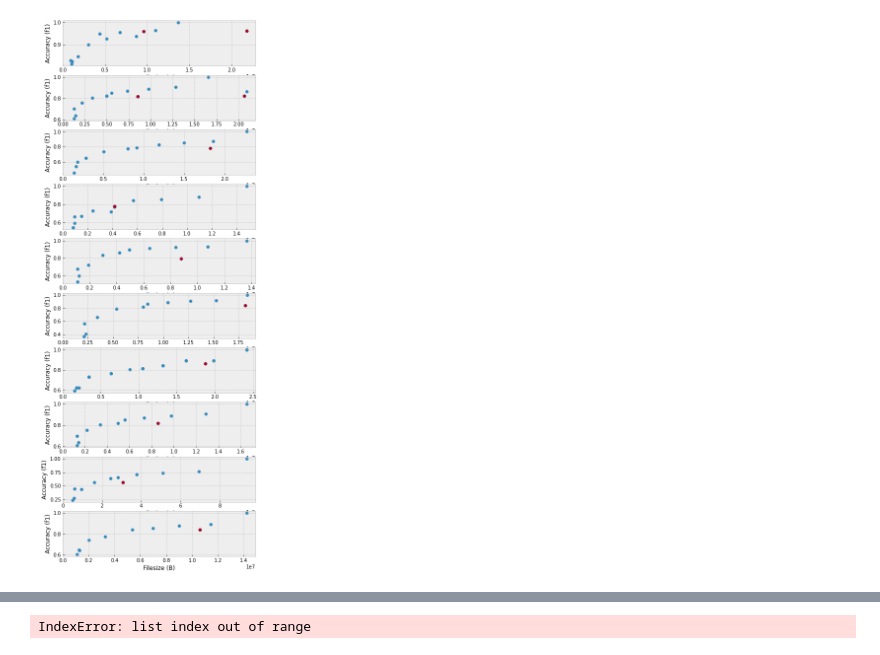
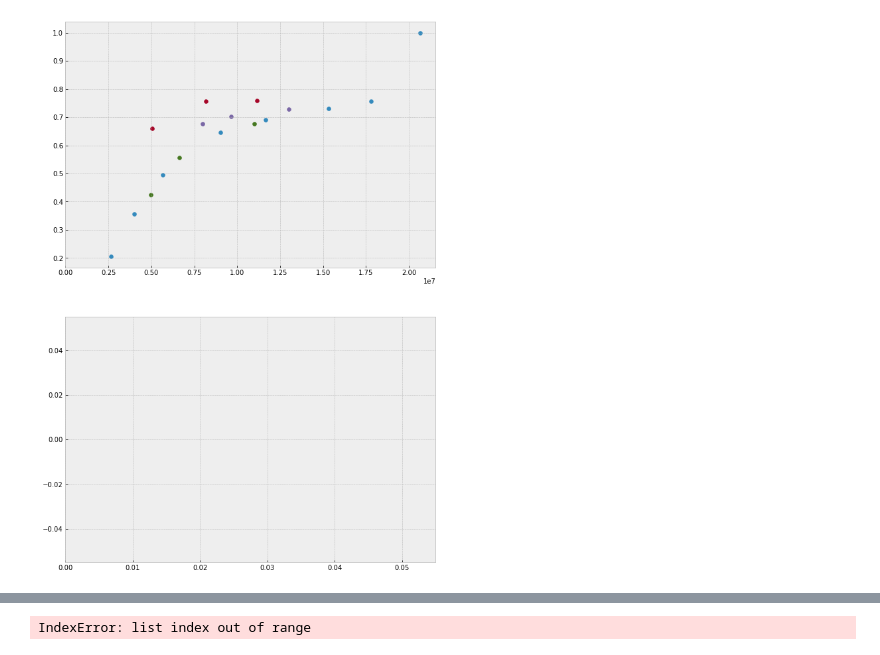
Before and after one commit to KuntaiDu/AccMPEG, a Jupyter notebook: visualize.ipynb, the cells around one changed output, grey strips where cells are left out. Saved outputs shown, nothing was run; the diff lists cells and outputs as text; code cells hidden in the pictures.

```diff
--- a/visualize.ipynb
+++ b/visualize.ipynb
@@ -160,64 +181,61 @@ for i, video_name in enumerate(video_names):
 # %%
 
 import matplotlib.pyplot as plt
 import yaml
-with open('stats_detection', 'r') as f:
+with open('stats_fcn50_measurement_new', 'r') as f:
     data_full = yaml.load(f.read())
 
 #plt.figure(figsize=(7, 5))
 plt.style.use('bmh')
 
-# video_names = ['dashcam_%d_' % (i) for i in [2,5,6,8]] #+ ['visdrone/videos/vis_171']
+# video_names = ['dashcam_%d' % (i) for i in range(1, 11)] #+ ['visdrone/videos/vis_171']
 
-video_names = ['dashcam/dashcam_%d' % i for i in range(1,11)]
+video_names = [ 'visdrone/videos/vis_173', '233']
+# video_names = ['vis_%d' % i for i `in range(169, 174)]
+
+# video_names = ['visdrone/videos/vis_171']
 # video_names = [
 #         "visdrone/videos/vis_171",
 #         "visdrone/videos/vis_170",
 #         "visdrone/videos/vis_173",
 #         "visdrone/videos/vis_169",
 #         "visdrone/videos/vis_172",
 #     ]
 
-fig, ax = plt.subplots(len(video_names), figsize=(7, 20))
+fig, ax = plt.subplots(len(video_names), figsize=(10, 15))
+# ax = [ax]
 
 for i, video_name in enumerate(video_names):
-    data = [i for i in data_full if video_name in i['video_name']]
+    data = [i for i in data_full if video_name + '_' in i['video_name']]
     data = [i for i in data if 'ground_truth' not in i['ground_truth_name']]
-    metric = 'f1'
+    metric = 'acc'
+
 
     # print(data[-1])
 
-    ax[i].scatter([i['bw'] for i in data if 'black' not  in i['video_name']], [i[metric] for i in data if 'black' not in i['video_name']])
+    ax[i].scatter([i['bw'] for i in data if f'{video_name}_qp_'  in i['video_name']], [i[metric] for i in data if f'{video_name}_qp_' in i['video_name']])
 
-    kws = ['gt']
+    # for j in data:
+    #     if f'{video_name}_qp_'  in j['video_name']:
+    #         ax[i].annotate(j['video_name'], [j['bw'], j[metric]], )
+
+    kws = ['blackgen_obj_conv']
     data_ = [i for i in data if all(kw in i['video_name'] for kw in kws)]
-    data_ = sorted(data_, key=lambda x: -x['f1'])
+    data_ = sorted(data_, key=lambda x: -x[metric])
+    ax[i].scatter([i['bw'] for i in data_], [i[metric] for i in data_])
+
+    kws = ['cv_']
+    data_ = [i for i in data if all(kw in i['video_name'] for kw in kws)]
+    data_ = sorted(data_, key=lambda x: -x[metric])
+    ax[i].scatter([i['bw'] for i in data_], [i[metric] for i in data_])
+
+    kws = ['ddsseg3']
+    data_ = [i for i in data if all(kw in i['video_name'] for kw in kws)]
+    data_ = sorted(data_, key=lambda x: -x[metric])
+    ax[i].scatter([i['bw'] for i in data_], [i[metric] for i in data_])
+
+    ax[i].set_xlim(left=0)
     # print(data_[0])
     # data_ = data_[-2:]
-    ax[i].scatter([i['bw'] for i in data_], [i[metric] for i in data_])
-
-    # kws = ['dds']
-    # data_ = [i for i in data if all(kw in i['video_name'] for kw in kws)]
-    # data_ = sorted(data_, key=lambda x: -x[metric])
-    # # print(data_[0])
-    # # data_ = data_[-2:]
-    # ax[i].scatter([i['bw'] for i in data_], [i[metric] for i in data_])
-
-
-    # kws = ['final_single', 'bound_0.3', 'conv_9']
-    # data_ = [i for i in data if all(kw in i['video_name'] for kw in kws)]
-    # data_ = sorted(data_, key=lambda x: -x[metric])
-    # # print(data_[0])
-    # # data_ = data_[-2:]
-    # ax[i].scatter([i['bw'] for i in data_], [i[metric] for i in data_])
-
-    # if i == 1:
-    #     print(data_)
-
-    ax[i].set_xlim(left=0)
-    ax[i].set_ylabel('Accuracy (%s)' % metric)
-    ax[i].set_xlabel('Filesize (B)')
-
-# fig.savefig('dashcam.png')
 # %% [output]
-[figure, old version]
+[figure, new version]
```
Also changed, not shown: parts of 2 cells of this notebook, 37 other files.
